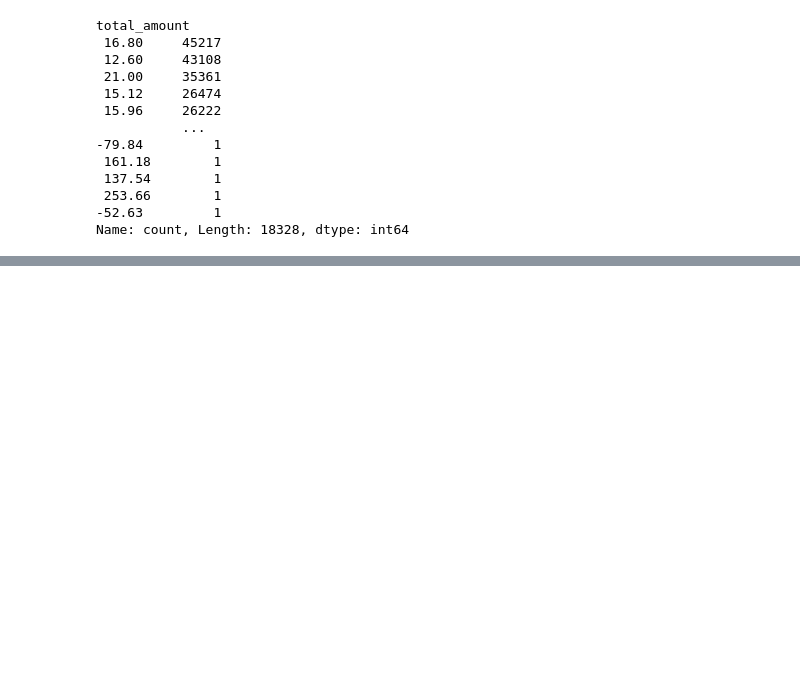
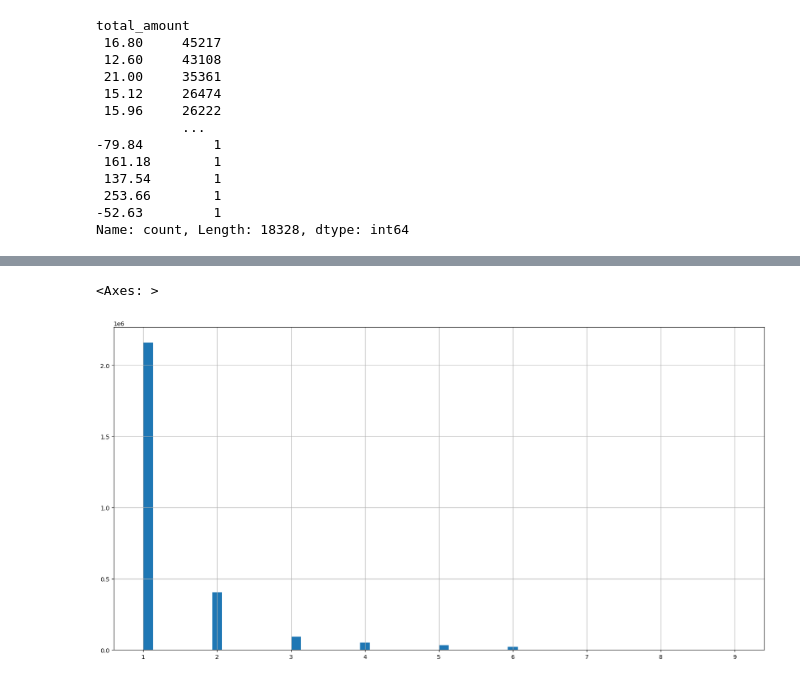
Before and after one commit to Tandoh3/New-York-Taxi-Analysis, a Jupyter notebook: Presentable Notebook.ipynb, the cells around one changed output, grey strips where cells are left out. Cells and saved outputs as stored; diff of their text form; code cells hidden in the pictures; blank space fills up the shorter version.

```diff
--- a/Presentable Notebook.ipynb
+++ b/Presentable Notebook.ipynb
@@ -456,0 +478,5 @@ NameError: name 'df' is not defined
+# %%
+taxi_data_filtered['passenger_count'].hist(figsize=(20, 10), bins=60)
+# %% [output]
+<Axes: >
+[figure, added]
```
Also changed, not shown: parts of 40 cells of this notebook.
